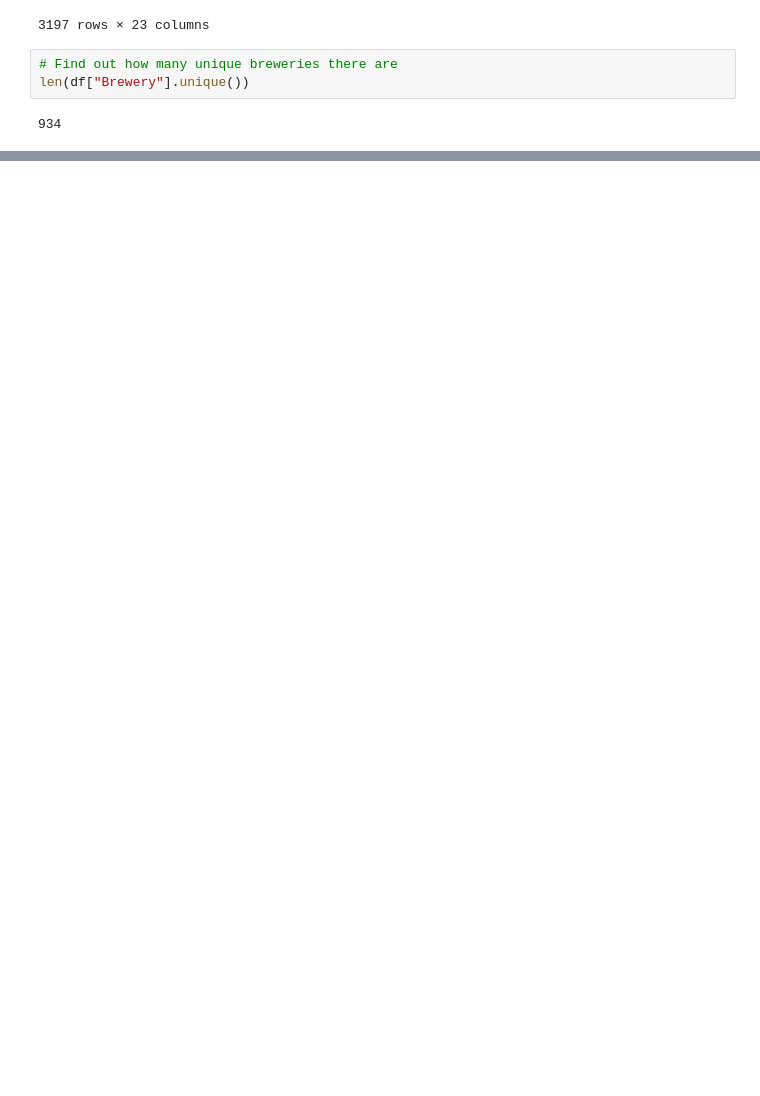
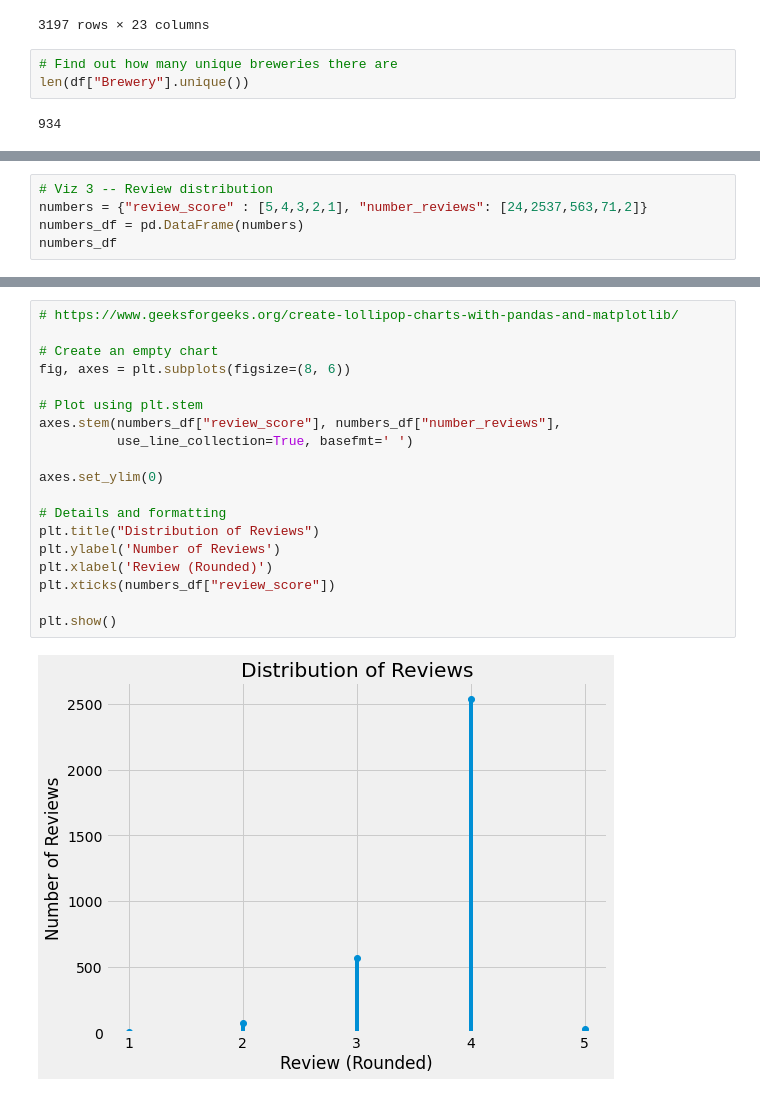
Before and after one commit to sberberian/Beer-Characteristics-Profiling, a Jupyter notebook: beer_vis.ipynb, the cells around one changed output, grey strips where cells are left out. Cells and saved outputs as stored; diff of their text form; blank space fills up the shorter version.

```diff
--- a/beer_vis.ipynb
+++ b/beer_vis.ipynb
@@ -121,0 +84,5 @@ Name: review_overall, dtype: int64
+# %%
+# Viz 3 -- Review distribution
+numbers = {"review_score" : [5,4,3,2,1], "number_reviews": [24,2537,563,71,2]}
+numbers_df = pd.DataFrame(numbers)
+numbers_df
@@ -121,0 +96,21 @@ Name: review_overall, dtype: int64
+# %%
+# https://www.geeksforgeeks.org/create-lollipop-charts-with-pandas-and-matplotlib/
+
+# Create an empty chart
+fig, axes = plt.subplots(figsize=(8, 6))
+
+# Plot using plt.stem
+axes.stem(numbers_df["review_score"], numbers_df["number_reviews"],
+          use_line_collection=True, basefmt=' ')
+
+axes.set_ylim(0)
+
+# Details and formatting
+plt.title("Distribution of Reviews")
+plt.ylabel('Number of Reviews')
+plt.xlabel('Review (Rounded)')
+plt.xticks(numbers_df["review_score"])
+
+plt.show()
+# %% [output]
+[figure, added]
```
Also changed, not shown: parts of 14 cells of this notebook, 1 other file.
